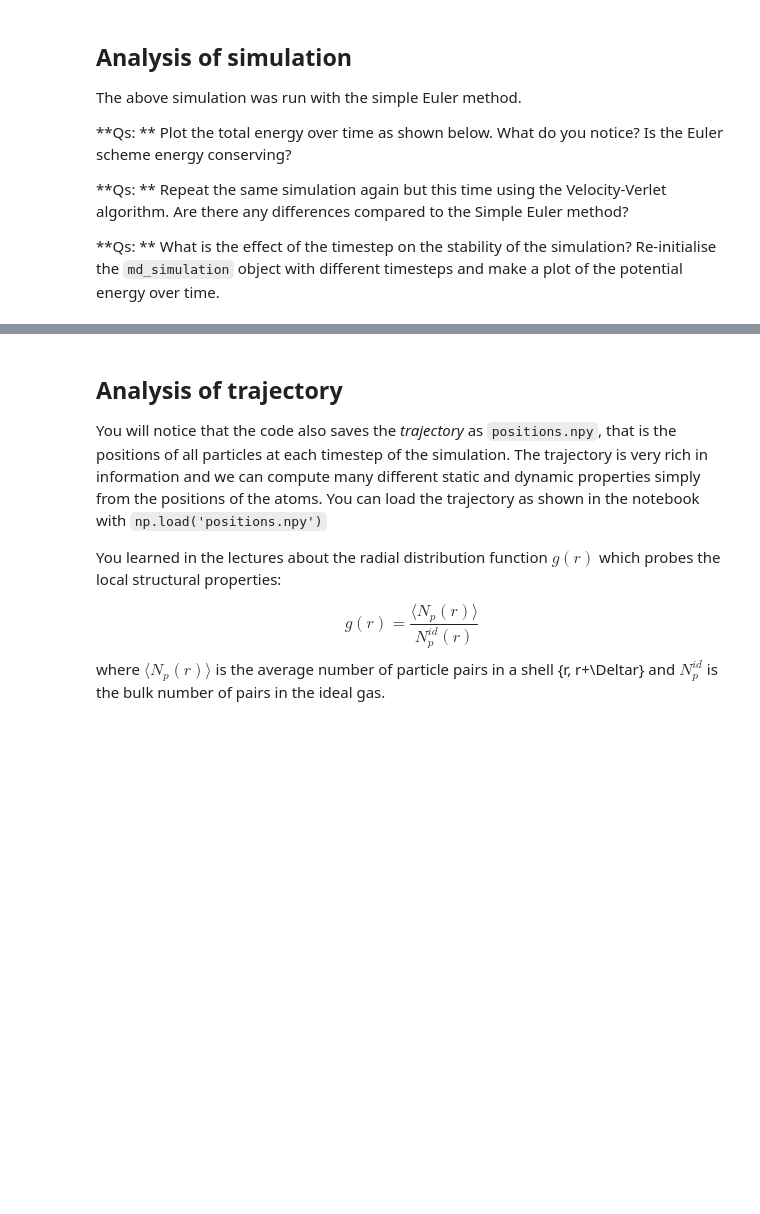
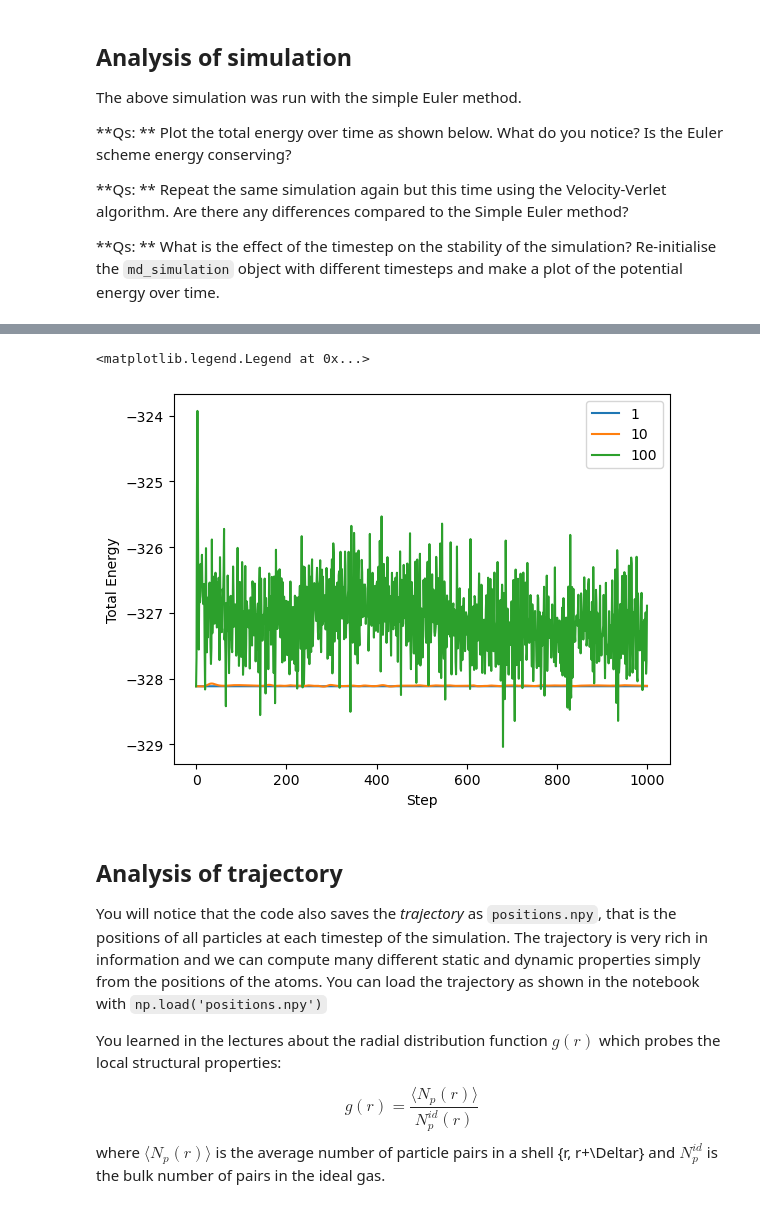
Before and after one commit to niamhon/MD-Practical, a Jupyter notebook: 01_MD-Fundamentals/solutions.ipynb, the cells around one changed output, grey strips where cells are left out. Cells and saved outputs as stored; diff of their text form; code cells hidden in the pictures; blank space fills up the shorter version.

```diff
--- a/01_MD-Fundamentals/solutions.ipynb
+++ b/01_MD-Fundamentals/solutions.ipynb
@@ -429,0 +398,10 @@ ax.plot(np.arange(n_steps), tot_energy)
+# %%
+n_steps = 1000
+md_simulation = MD(n_particles, box_length_lj, temperature_high, dt_lj, read_positions = False)
+positions, properties_1 = md_simulation.do_MD(n_steps, integrator='velocity_verlet')
+
+md_simulation = MD(n_particles, box_length_lj, temperature_high, dt_lj*10, read_positions = False)
+positions, properties_10 = md_simulation.do_MD(n_steps, integrator='velocity_verlet')
+
+md_simulation = MD(n_particles, box_length_lj, temperature_high, dt_lj*100, read_positions = False)
+positions, properties_100 = md_simulation.do_MD(n_steps, integrator='velocity_verlet')
@@ -430,3 +426,22 @@ ax.plot(np.arange(n_steps), tot_energy)
+# %%
+fig, ax = plt.subplots()
+tot_energy1 = properties_1[:,3]
+tot_energy10 = properties_10[:,3]
+tot_energy100 = properties_100[:,3]
+
+
+ax.plot(np.arange(n_steps), tot_energy1, label='1')
+ax.plot(np.arange(n_steps), tot_energy10, label='10')
+ax.plot(np.arange(n_steps), tot_energy100, label='100')
+
+ax.ticklabel_format(style='plain')
+ax.get_yaxis().get_major_formatter().set_useOffset(False)
+ax.set_xlabel('Step')
+ax.set_ylabel('Total Energy')
+ax.legend()
+# %% [output]
+<matplotlib.legend.Legend at 0x...>
+[figure, added]
 # %% [markdown]
 ## Analysis of trajectory
 
```
Also changed, not shown: parts of 11 cells of this notebook, 1 other file.
